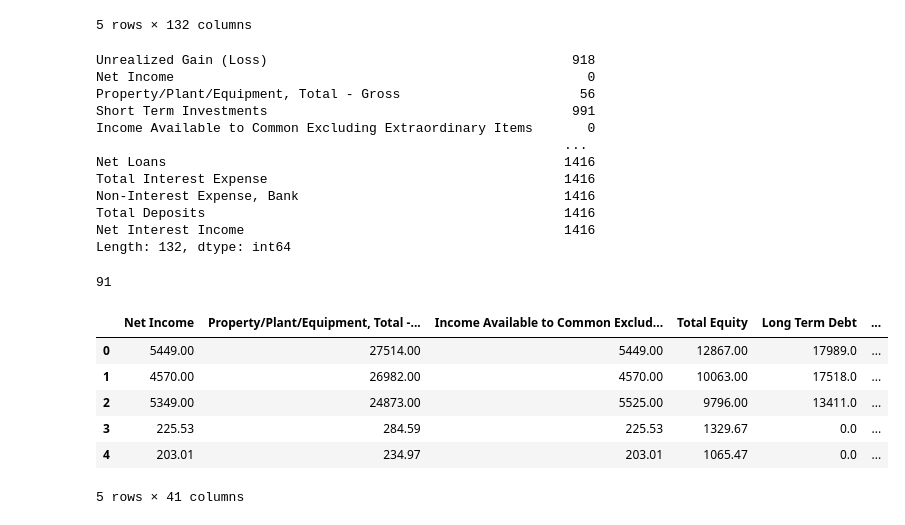
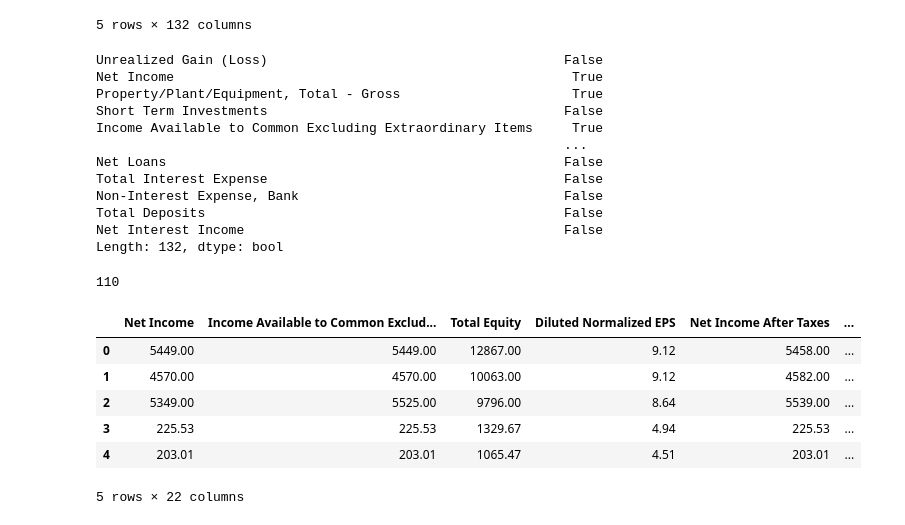
Before and after one commit to hoyeon912/tickai, a Jupyter notebook: src/preprocessing/processing.ipynb, the cells around one changed output. Cells and saved outputs as stored; diff of their text form; code cells hidden in the pictures.

```diff
--- a/src/preprocessing/processing.ipynb
+++ b/src/preprocessing/processing.ipynb
@@ -1,8 +1,8 @@
 # %%
 import pandas as pd
 
-train_ds = pd.read_csv('../../data/train.csv', index_col=0)
-train_ds.head()
+raw_ds = pd.read_csv('../../data/train.csv', index_col=0)
+raw_ds.head()
 # %% [output]
 |  | Unrealized Gain (Loss) | Net Income | Property/Plant/Equipment, Total -... | Short Term Investments | Income Available to Common Exclud... | ... |
 | 0 | 0.0 | 5449.00 | 27514.00 | 404.00 | 5449.00 | ... |
@@ -22,37 +22,38 @@ train_ds.tail()
 | 1484 | -56.0 | 2530.0 | 6344.0 | 2696.0 | 2065.0 | ... |
 5 rows × 132 columns
 # %%
-train_ds[train_ds==0].count()
+raw_ds[raw_ds==0].count() <= 74.2
 # The number of data point (which is zero) is must be lower than 0.05% (In this case, 74.2).
 # %% [output]
-Unrealized Gain (Loss)                                       918
-Net Income                                                     0
-Property/Plant/Equipment, Total - Gross                       56
-Short Term Investments                                       991
-Income Available to Common Excluding Extraordinary Items       0
+Unrealized Gain (Loss)                                      False
+Net Income                                                   True
+Property/Plant/Equipment, Total - Gross                      True
+Short Term Investments                                      False
+Income Available to Common Excluding Extraordinary Items     True
                                                             ...
-Net Loans                                                   1416
-Total Interest Expense                                      1416
-Non-Interest Expense, Bank                                  1416
-Total Deposits                                              1416
-Net Interest Income                                         1416
-Length: 132, dtype: int64
+Net Loans                                                   False
+Total Interest Expense                                      False
+Non-Interest Expense, Bank                                  False
+Total Deposits                                              False
+Net Interest Income                                         False
+Length: 132, dtype: bool
 # %%
 trash_columns = []
-for col in train_ds.columns:
-    if train_ds[col][train_ds[col]==0].count() > 74.2:
+alpha = 0
+for col in raw_ds.columns:
+    if raw_ds[col][raw_ds[col]==0].count() > alpha:
         trash_columns.append(col)
 len(trash_columns)
 # %% [output]
-91
+110
 # %%
-dropped_train_ds = train_ds.drop(trash_columns, axis=1)
-dropped_train_ds.head()
+dropped_ds = raw_ds.drop(trash_columns, axis=1)
+dropped_ds.head()
 # %% [output]
-|  | Net Income | Property/Plant/Equipment, Total -... | Income Available to Common Exclud... | Total Equity | Long Term Debt | ... |
-| 0 | 5449.00 | 27514.00 | 5449.00 | 12867.00 | 17989.0 | ... |
-| 1 | 4570.00 | 26982.00 | 4570.00 | 10063.00 | 17518.0 | ... |
-| 2 | 5349.00 | 24873.00 | 5525.00 | 9796.00 | 13411.0 | ... |
-| 3 | 225.53 | 284.59 | 225.53 | 1329.67 | 0.0 | ... |
-| 4 | 203.01 | 234.97 | 203.01 | 1065.47 | 0.0 | ... |
+|  | Net Income | Income Available to Common Exclud... | Total Equity | Diluted Normalized EPS | Net Income After Taxes | ... |
+| 0 | 5449.00 | 5449.00 | 12867.00 | 9.12 | 5458.00 | ... |
+| 1 | 4570.00 | 4570.00 | 10063.00 | 9.12 | 4582.00 | ... |
+| 2 | 5349.00 | 5525.00 | 9796.00 | 8.64 | 5539.00 | ... |
+| 3 | 225.53 | 225.53 | 1329.67 | 4.94 | 225.53 | ... |
+| 4 | 203.01 | 203.01 | 1065.47 | 4.51 | 203.01 | ... |
-5 rows × 41 columns
+5 rows × 22 columns
```
Also changed, not shown: parts of 8 cells of this notebook, 2 other files.
